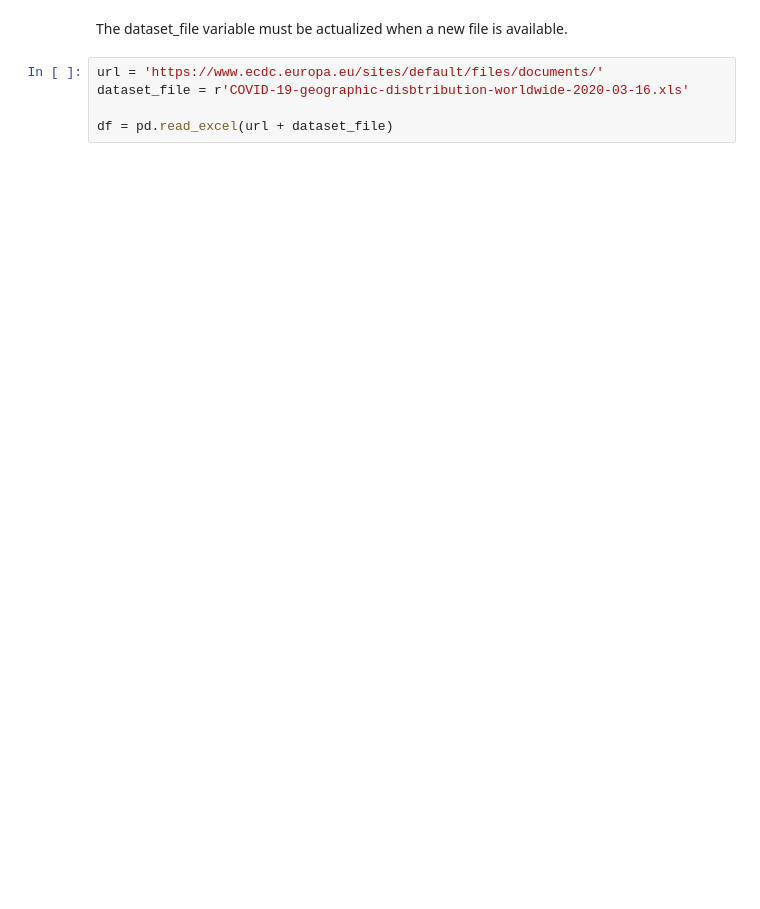
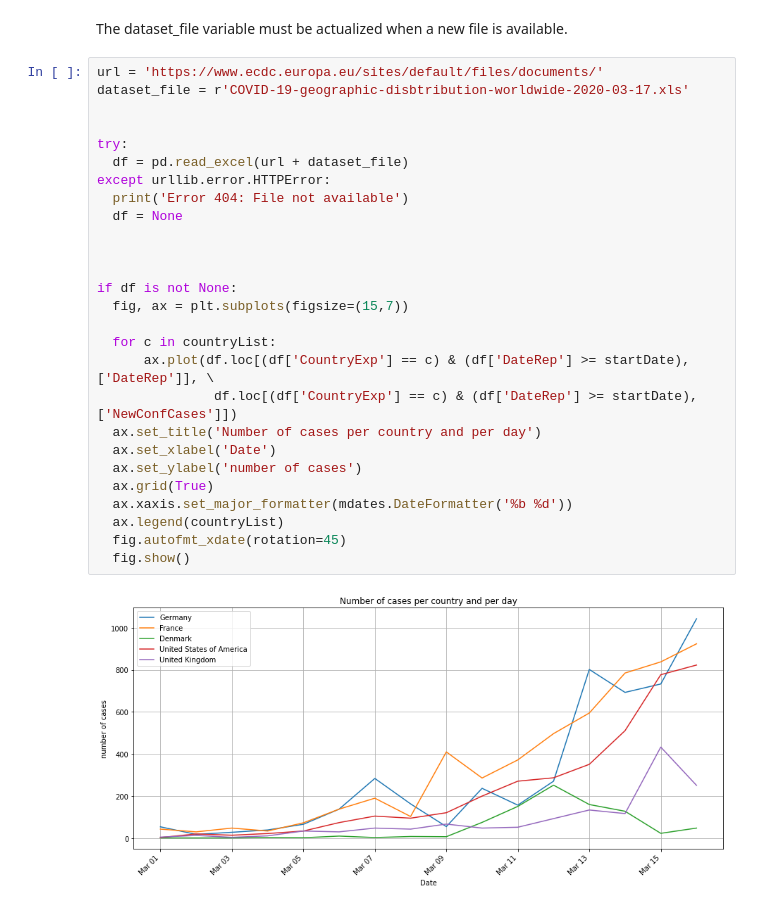
Before and after one commit to Hansastro/Covid-19, a Jupyter notebook: Covid-19.ipynb, the cells around one changed output. Saved outputs shown, nothing was run; the diff lists cells and outputs as text; blank space fills up the shorter version.

```diff
--- a/Covid-19.ipynb
+++ b/Covid-19.ipynb
@@ -7,8 +21,32 @@ import matplotlib.dates as mdates
 # %% [markdown]
 The dataset_file variable must be actualized when a new file is available.
-# %%
-url = 'https://www.ecdc.europa.eu/sites/default/files/documents/'
-dataset_file = r'COVID-19-geographic-disbtribution-worldwide-2020-03-16.xls'
-
-df = pd.read_excel(url + dataset_file)
+# %%
+url = 'https://www.ecdc.europa.eu/sites/default/files/documents/'
+dataset_file = r'COVID-19-geographic-disbtribution-worldwide-2020-03-17.xls'
+
+
+try:
+  df = pd.read_excel(url + dataset_file)
+except urllib.error.HTTPError:
+  print('Error 404: File not available')
+  df = None
+
+
+
+if df is not None:
+  fig, ax = plt.subplots(figsize=(15,7))
+
+  for c in countryList:
+      ax.plot(df.loc[(df['CountryExp'] == c) & (df['DateRep'] >= startDate), ['DateRep']], \
+               df.loc[(df['CountryExp'] == c) & (df['DateRep'] >= startDate), ['NewConfCases']])
+  ax.set_title('Number of cases per country and per day')
+  ax.set_xlabel('Date')
+  ax.set_ylabel('number of cases')
+  ax.grid(True)
+  ax.xaxis.set_major_formatter(mdates.DateFormatter('%b %d'))
+  ax.legend(countryList)
+  fig.autofmt_xdate(rotation=45)
+  fig.show()
+# %% [output]
+[figure, added]
 # %%
```
Also changed, not shown: parts of 6 cells of this notebook.
